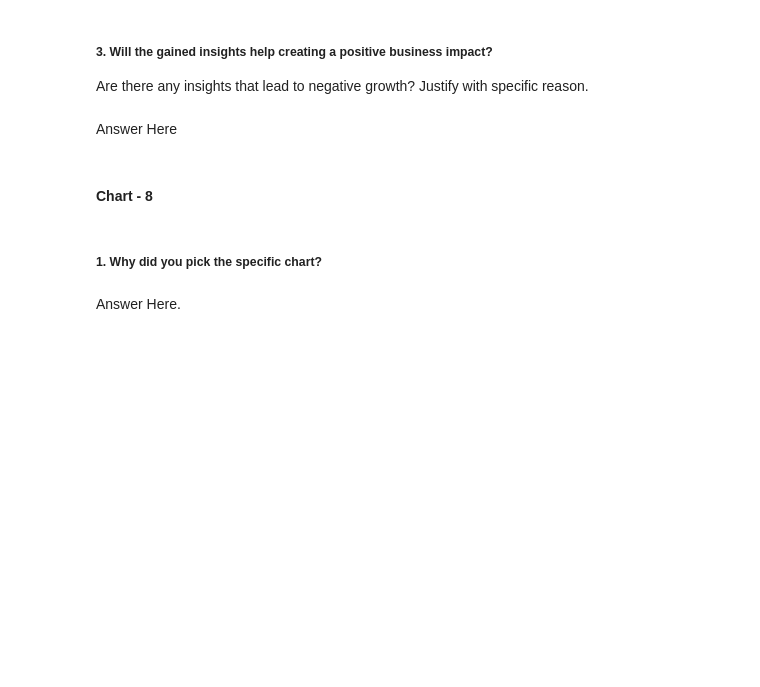
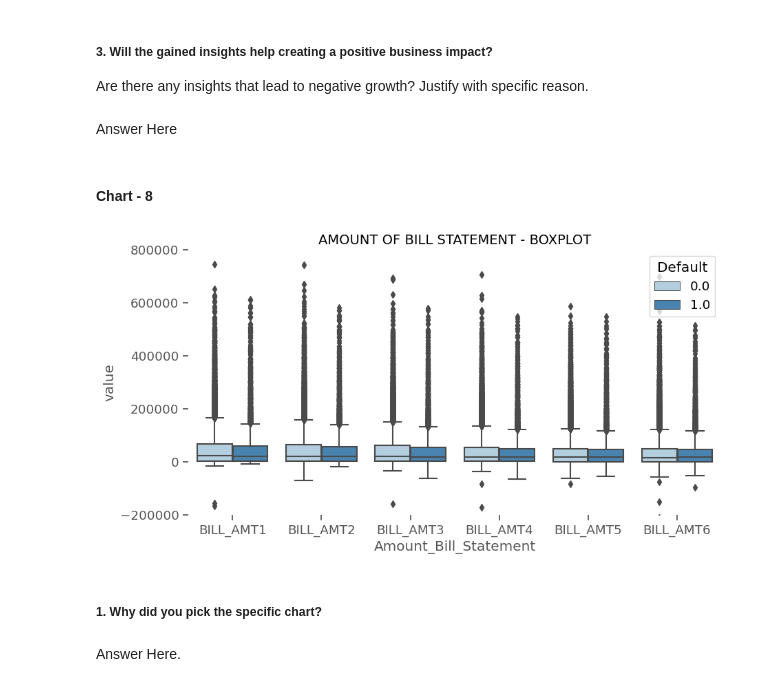
Before and after one commit to Navjotkhatri/Credit-Card-Default-Prediction, a Jupyter notebook: Credit_Card_Default_Prediction.ipynb, the cells around one changed output. Drawn from its saved outputs; the diff is of its cells as text; code cells hidden in the pictures; blank space fills up the shorter version.

```diff
--- a/Credit_Card_Default_Prediction.ipynb
+++ b/Credit_Card_Default_Prediction.ipynb
@@ -346,6 +346,10 @@ array([2., 1., 3., 5., 4., 6., 0.])
 cr_df['MARRIAGE'].unique()
 # %% [output]
 array([1., 2., 3., 0.])
+# %%
+# drop column "ID"
+y = cr_df.Default     # target yes=1 or no=0
+features = cr_df.drop('Default', axis = 1, inplace = False)
 # %% [markdown]
 ### What all manipulations have you done and insights you found?
 # %% [markdown]
@@ -592,3 +594,22 @@ Answer Here
+# %%
+# Chart - 8 visualization code
+AmountBillStatement = cr_df[['BILL_AMT1', 'BILL_AMT2', 'BILL_AMT3', 'BILL_AMT4', 'BILL_AMT5', 'BILL_AMT6']]
+
+AmountBillStatement = pd.concat([y,AmountBillStatement],axis=1)
+AmountBillStatement = pd.melt(AmountBillStatement,id_vars="Default",
+                    var_name="Amount_Bill_Statement",
+                    value_name='value')
+
+plt.figure(figsize=(10,5))
+sns.set_context('notebook', font_scale=1.2)
+sns.boxplot(y="value", x="Amount_Bill_Statement", hue="Default", data=AmountBillStatement, palette='Blues')
+plt.legend(loc='best', title= 'Default', facecolor='White')
+plt.ylim([-200000,800000])
+plt.title('AMOUNT OF BILL STATEMENT - BOXPLOT', size=14)
+plt.box(False)
+plt.savefig('ImageName', format='png', dpi=200);
+# %% [output]
+[figure, added]
 # %% [markdown]
 ##### 1. Why did you pick the specific chart?
 # %% [markdown]
```
Also changed, not shown: parts of 12 cells of this notebook.
